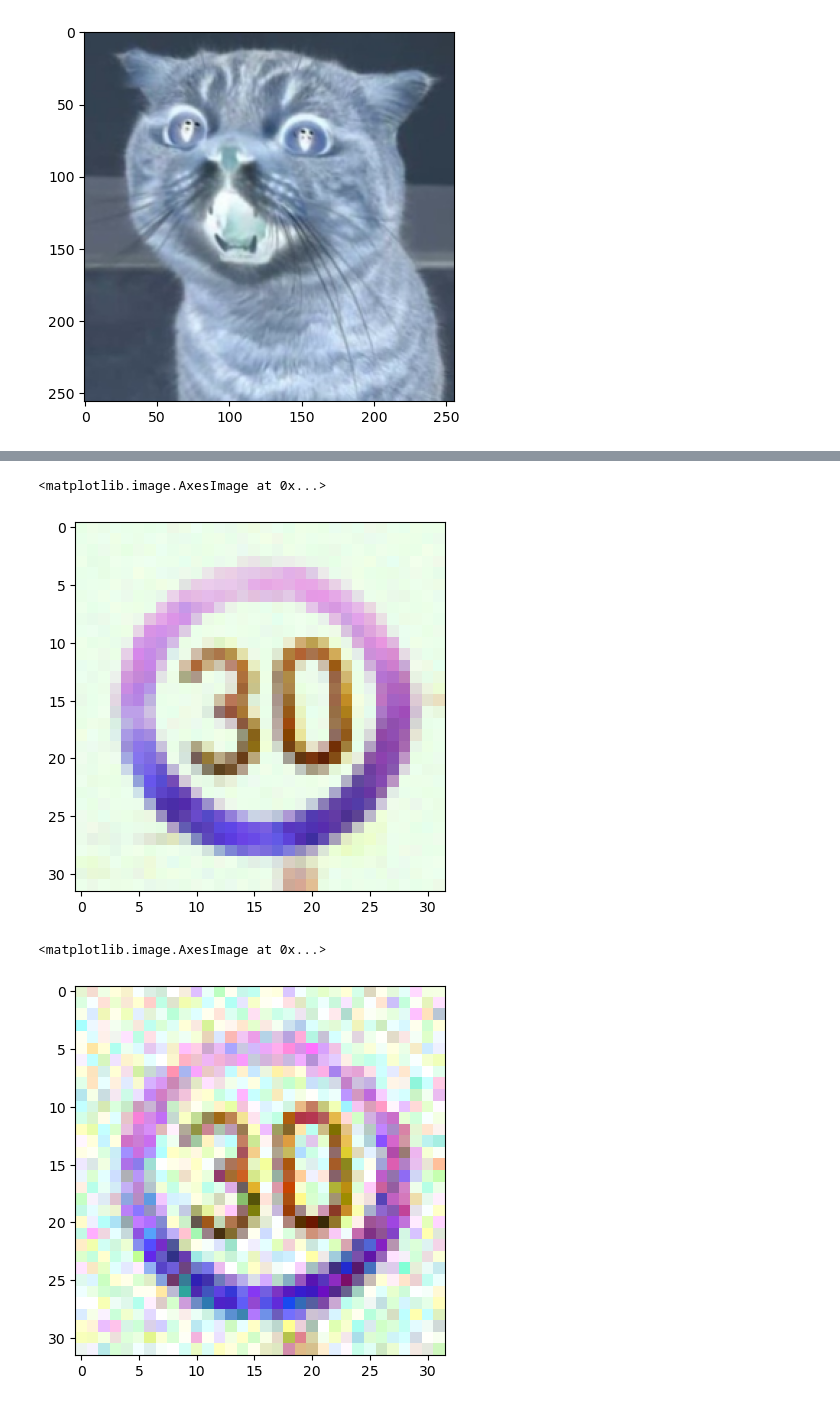
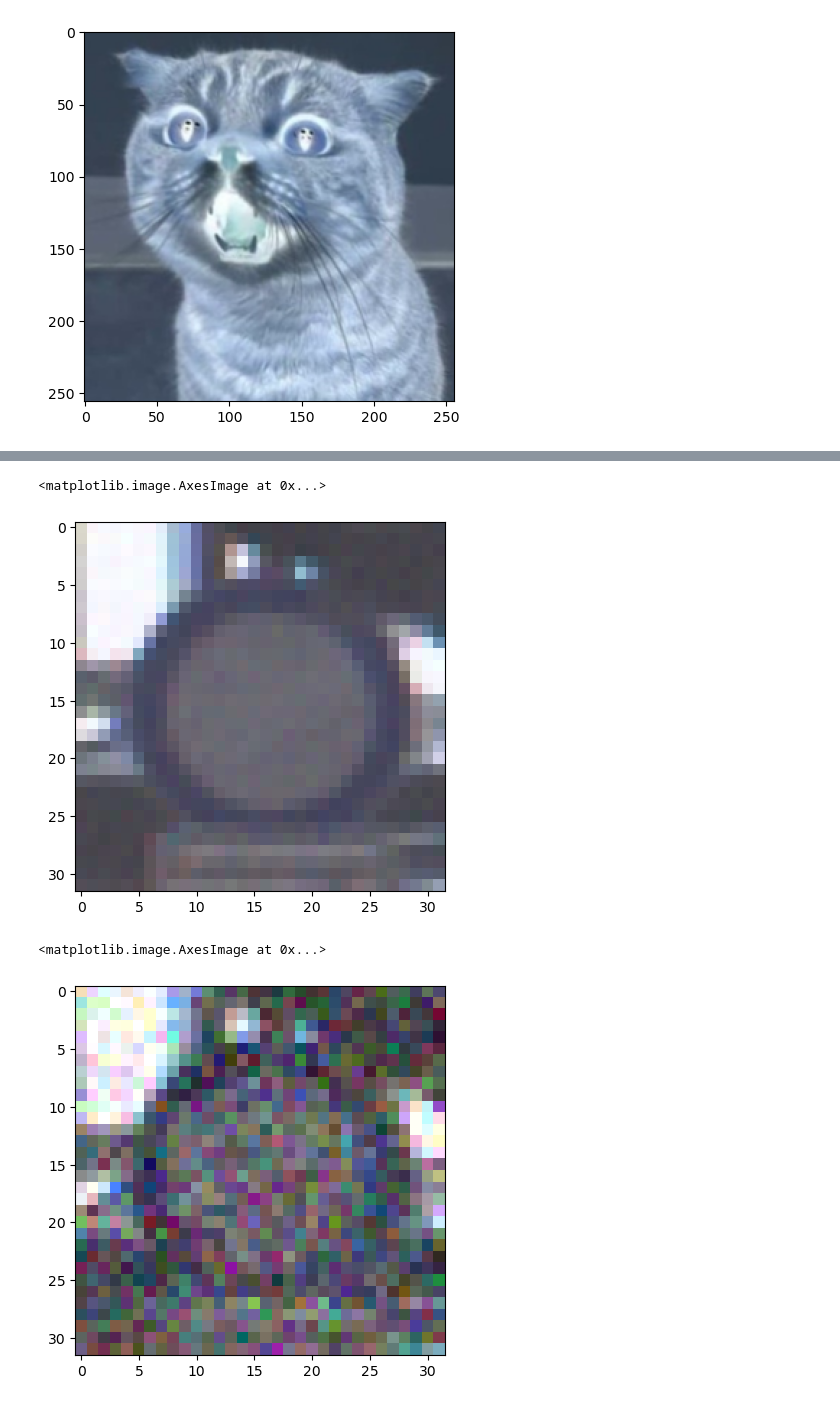
Before and after one commit to erinp0/DST-NN-Project, a Jupyter notebook: Emelia Osborne/Adversarial_Image_Creation.ipynb, the cells around one changed output, grey strips where cells are left out. Drawn from its saved outputs; the diff is of its cells as text; code cells hidden in the pictures.

```diff
--- a/Emelia Osborne/Adversarial_Image_Creation.ipynb
+++ b/Emelia Osborne/Adversarial_Image_Creation.ipynb
@@ -249 +180,3 @@ img_array = np.load('array_pixels_training.npy')
+# %%
+img_array = np.load('32_filter_training_data.npy')
 # %% [markdown]
@@ -258,15 +191,15 @@ plt.imshow(img_array[0])
 # %%
-noisy_trial1=cv.add(img_array[0],np.random.normal(mean,0.01,(row,col,ch)))
+noisy_trial1=cv.add(img_array[1],np.random.normal(mean,0.01,(row,col,ch)))
 noisy_trial1 = np.clip(noisy_trial1, 0, 1)
 plt.imshow(noisy_trial1)
 # %% [output]
 <matplotlib.image.AxesImage at 0x...>
-[figure, old version]
+[figure, new version]
 # %%
-noisy_trial2=cv.add(img_array[0],np.random.normal(mean,0.1,(row,col,ch)))
+noisy_trial2=cv.add(img_array[1],np.random.normal(mean,0.1,(row,col,ch)))
 noisy_trial2 = np.clip(noisy_trial2, 0, 1)
 plt.imshow(noisy_trial2)
 # %% [output]
 <matplotlib.image.AxesImage at 0x...>
-[figure, old version]
+[figure, new version]
 # %% [markdown]
```
Also changed, not shown: parts of 70 cells of this notebook, 2 other files.
